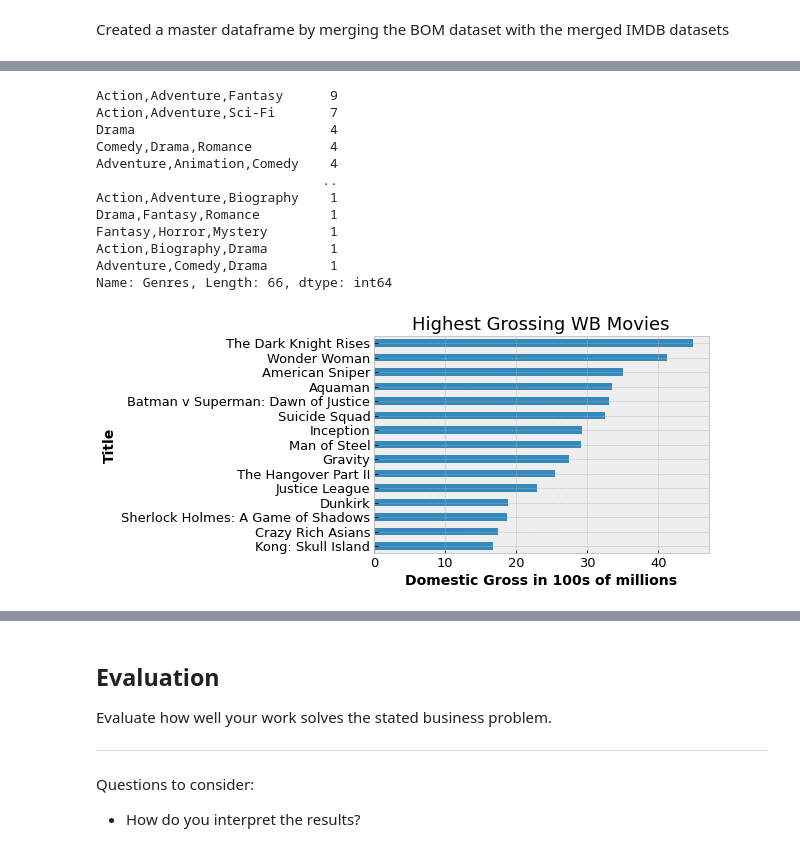
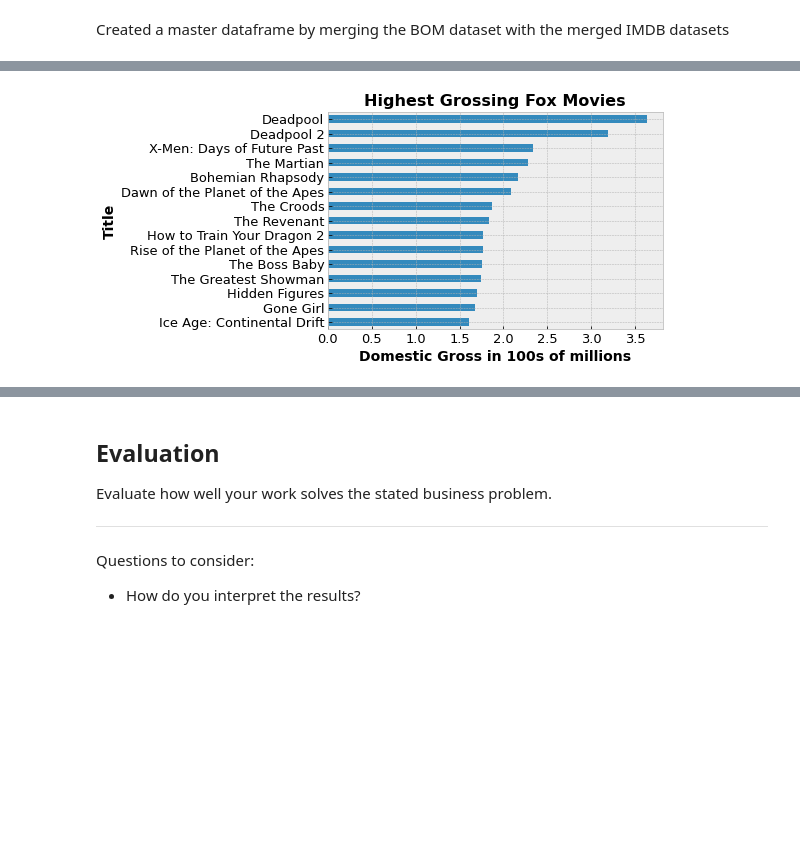
Before and after one commit to turtleduck18/phase-1-project, a Jupyter notebook: dsc-phase1-project-template-Copy2.ipynb, the cells around one changed output, grey strips where cells are left out. Saved outputs shown, nothing was run; the diff lists cells and outputs as text; code cells hidden in the pictures; blank space fills up the shorter version.

```diff
--- a/dsc-phase1-project-template-Copy2.ipynb
+++ b/dsc-phase1-project-template-Copy2.ipynb
@@ -465,4 +501,4 @@ with plt.style.context('bmh'):
 # %%
 BVonly = alljoined[alljoined['Studio']== 'BV']
-PDWonly = alljoined[alljoined['Studio']== 'P/DW']
-WBonly = alljoined[alljoined['Studio']== 'WB']
+UNIonly = alljoined[alljoined['Studio']== 'Uni.']
+FOXonly = alljoined[alljoined['Studio']== 'Fox']
@@ -502,25 +551,13 @@ Name: Genres, dtype: int64
 # %%
+FOXonly = FOXonly.drop_duplicates(subset = 'Title')
+
 with plt.style.context('bmh'):
-    (WBonly.groupby(['Title'])['Domestic Gross'].mean().sort_values(ascending = False).head(15)/10000000).plot(kind = 'barh')
-    plt.title('Highest Grossing WB Movies', fontsize = 18)
+    (FOXonly.groupby(['Title'])['Domestic Gross'].sum().sort_values(ascending = False).head(15)/100000000).plot(kind = 'barh')
+    plt.title('Highest Grossing Fox Movies', fontsize = 16, fontweight = 'bold')
     plt.gca().invert_yaxis()
     plt.xlabel('Domestic Gross in 100s of millions', fontsize = 14, fontweight = 'bold')
     plt.ylabel('Title', fontsize = 14, fontweight = 'bold')
     plt.xticks(fontsize = 13)
     plt.yticks(fontsize = 13)
-
-WBonly['Genres'].value_counts()
 # %% [output]
-Action,Adventure,Fantasy      9
-Action,Adventure,Sci-Fi       7
-Drama                         4
-Comedy,Drama,Romance          4
-Adventure,Animation,Comedy    4
-                             ..
-Action,Adventure,Biography    1
-Drama,Fantasy,Romance         1
-Fantasy,Horror,Mystery        1
-Action,Biography,Drama        1
-Adventure,Comedy,Drama        1
-Name: Genres, Length: 66, dtype: int64
-[figure, old version]
+[figure, new version]
```
Also changed, not shown: parts of 23 cells of this notebook, 19 other files.
